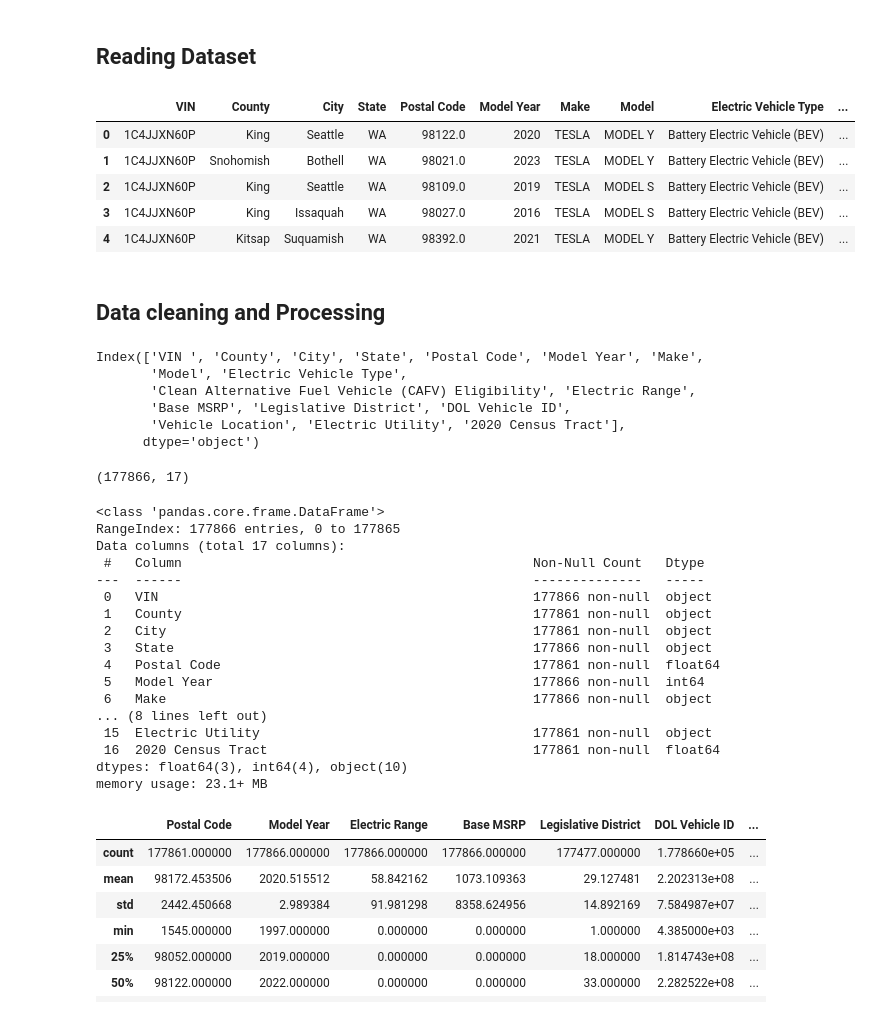
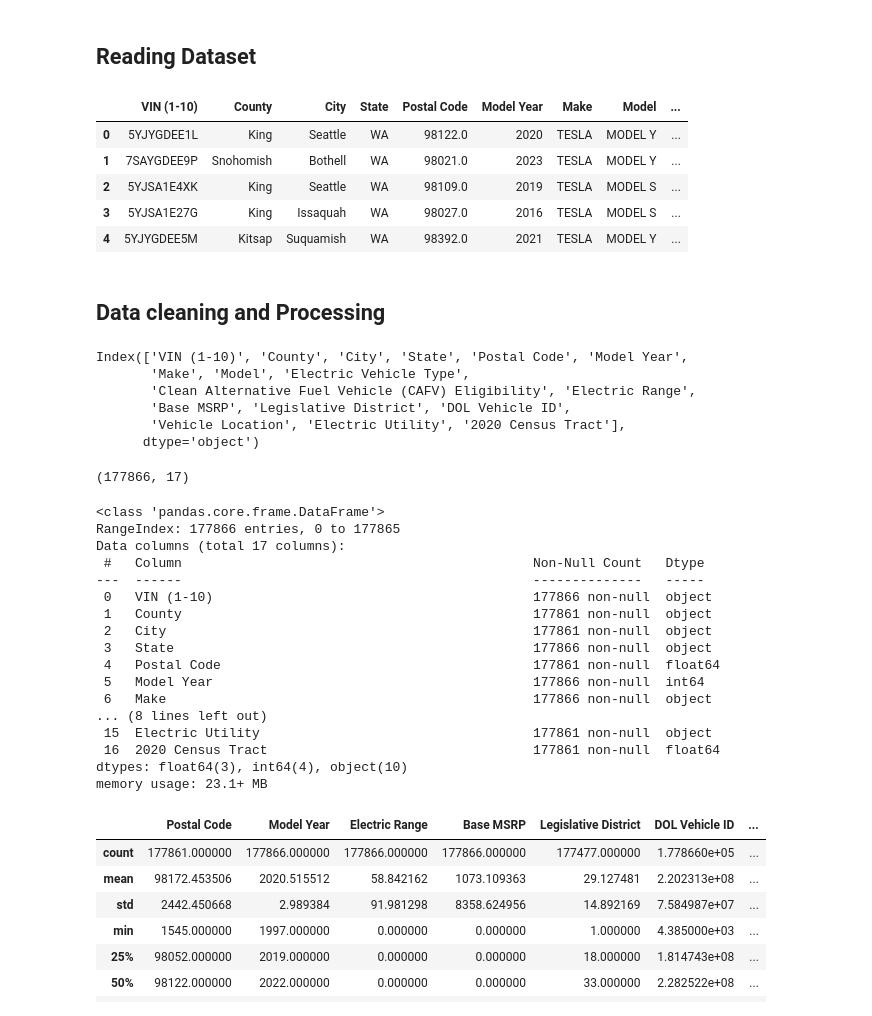
Before and after one commit to SachinGunjal001/Market-Size-Analysis-on-Electric-Vehicles-Industries-, a Jupyter notebook: EV.ipynb, the cells around one changed output. Drawn from its saved outputs; the diff is of its cells as text; code cells hidden in the pictures.

```diff
--- a/EV.ipynb
+++ b/EV.ipynb
@@ -6,15 +6,15 @@ import seaborn as sns
 # %% [markdown]
 ## Reading Dataset
 # %%
-ev = pd.read_excel('EV population.xlsx')
+ev = pd.read_csv('Electric_Vehicle_Population_Data.csv')
 ev.head()
 # %% [output]
-|  | VIN | County | City | State | Postal Code | Model Year | Make | Model | Electric Vehicle Type | ... |
-| 0 | 1C4JJXN60P | King | Seattle | WA | 98122.0 | 2020 | TESLA | MODEL Y | Battery Electric Vehicle (BEV) | ... |
-| 1 | 1C4JJXN60P | Snohomish | Bothell | WA | 98021.0 | 2023 | TESLA | MODEL Y | Battery Electric Vehicle (BEV) | ... |
-| 2 | 1C4JJXN60P | King | Seattle | WA | 98109.0 | 2019 | TESLA | MODEL S | Battery Electric Vehicle (BEV) | ... |
-| 3 | 1C4JJXN60P | King | Issaquah | WA | 98027.0 | 2016 | TESLA | MODEL S | Battery Electric Vehicle (BEV) | ... |
-| 4 | 1C4JJXN60P | Kitsap | Suquamish | WA | 98392.0 | 2021 | TESLA | MODEL Y | Battery Electric Vehicle (BEV) | ... |
+|  | VIN (1-10) | County | City | State | Postal Code | Model Year | Make | Model | ... |
+| 0 | 5YJYGDEE1L | King | Seattle | WA | 98122.0 | 2020 | TESLA | MODEL Y | ... |
+| 1 | 7SAYGDEE9P | Snohomish | Bothell | WA | 98021.0 | 2023 | TESLA | MODEL Y | ... |
+| 2 | 5YJSA1E4XK | King | Seattle | WA | 98109.0 | 2019 | TESLA | MODEL S | ... |
+| 3 | 5YJSA1E27G | King | Issaquah | WA | 98027.0 | 2016 | TESLA | MODEL S | ... |
+| 4 | 5YJYGDEE5M | Kitsap | Suquamish | WA | 98392.0 | 2021 | TESLA | MODEL Y | ... |
 # %% [markdown]
 ## Data cleaning and Processing
 # %%
@@ -22,8 +22,8 @@ ev_copy = ev.copy()  # Creating a copy of the original data
 # %%
 ev.columns
 # %% [output]
-Index(['VIN ', 'County', 'City', 'State', 'Postal Code', 'Model Year', 'Make',
-       'Model', 'Electric Vehicle Type',
+Index(['VIN (1-10)', 'County', 'City', 'State', 'Postal Code', 'Model Year',
+       'Make', 'Model', 'Electric Vehicle Type',
        'Clean Alternative Fuel Vehicle (CAFV) Eligibility', 'Electric Range',
        'Base MSRP', 'Legislative District', 'DOL Vehicle ID',
        'Vehicle Location', 'Electric Utility', '2020 Census Tract'],
@@ -40,7 +40,7 @@ RangeIndex: 177866 entries, 0 to 177865
 Data columns (total 17 columns):
  #   Column                                             Non-Null Count   Dtype
 ---  ------                                             --------------   -----
- 0   VIN                                                177866 non-null  object
+ 0   VIN (1-10)                                         177866 non-null  object
  1   County                                             177861 non-null  object
  2   City                                               177861 non-null  object
  3   State                                              177866 non-null  object
```
Also changed, not shown: parts of 11 cells of this notebook, 1 other file.
